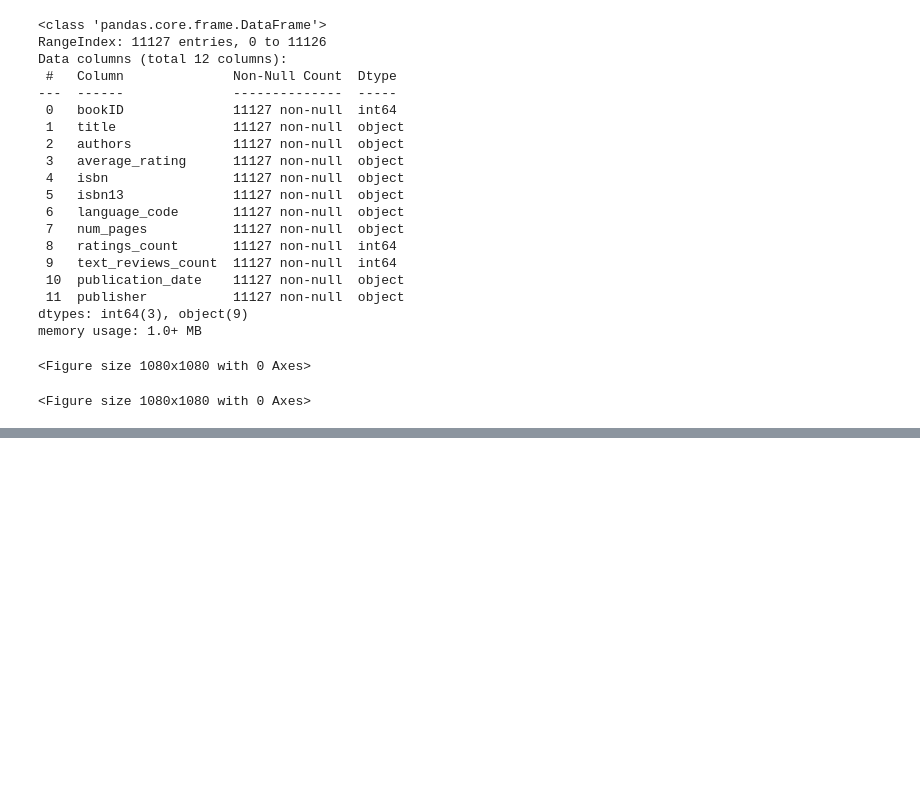
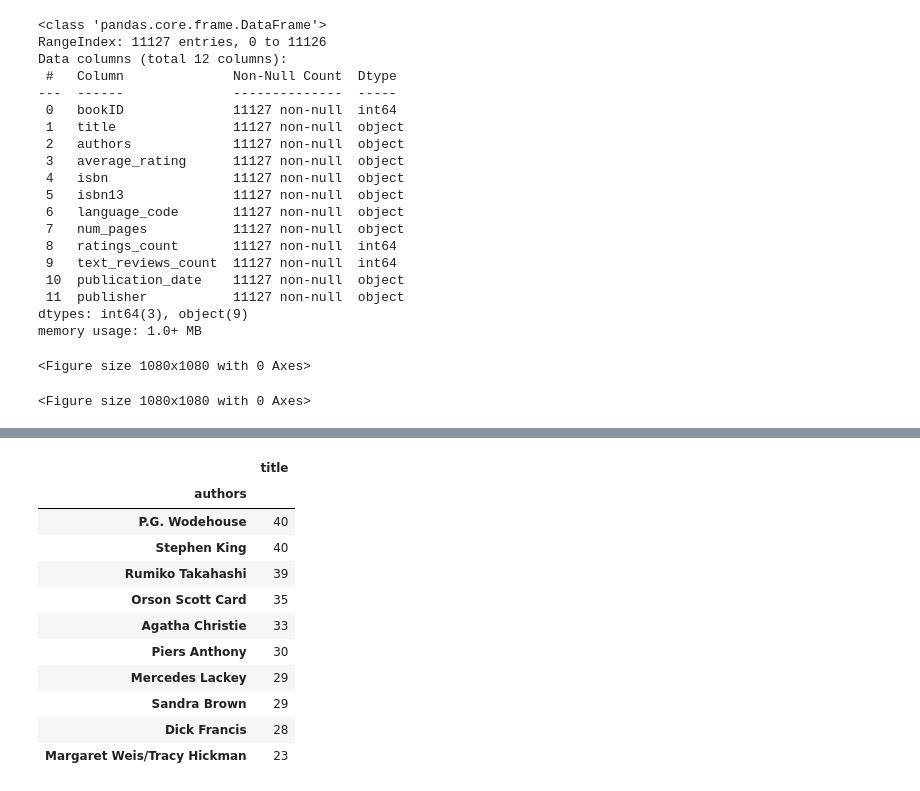
Before and after one commit to lovelyoyrmia/machine-learning-notebook, a Jupyter notebook: books_recommender.ipynb, the cells around one changed output, grey strips where cells are left out. Cells and saved outputs as stored; diff of their text form; code cells hidden in the pictures; blank space fills up the shorter version.

```diff
--- a/books_recommender.ipynb
+++ b/books_recommender.ipynb
@@ -119,0 +122,15 @@ top_ten.sort_values(by='ratings_count', ascending=False)
+# %%
+book_aut
+# %% [output]
+|  | title |
+| authors |  |
+| P.G. Wodehouse | 40 |
+| Stephen King | 40 |
+| Rumiko Takahashi | 39 |
+| Orson Scott Card | 35 |
+| Agatha Christie | 33 |
+| Piers Anthony | 30 |
+| Mercedes Lackey | 29 |
+| Sandra Brown | 29 |
+| Dick Francis | 28 |
+| Margaret Weis/Tracy Hickman | 23 |
```
Also changed, not shown: parts of 2 cells of this notebook.
